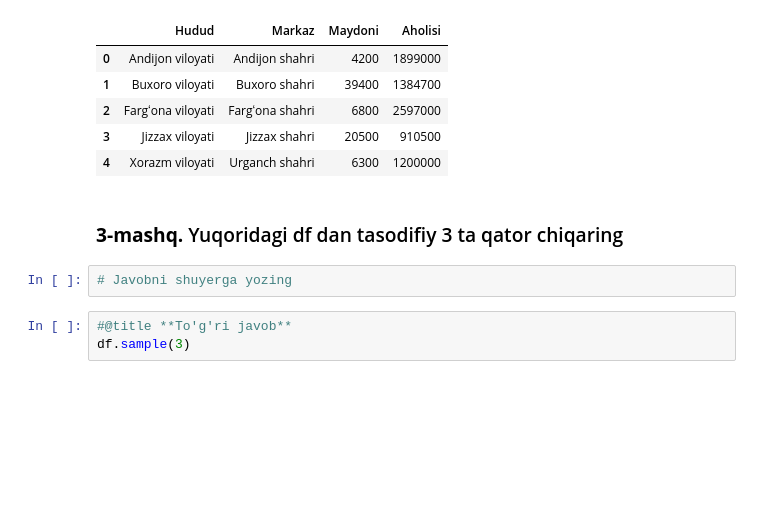
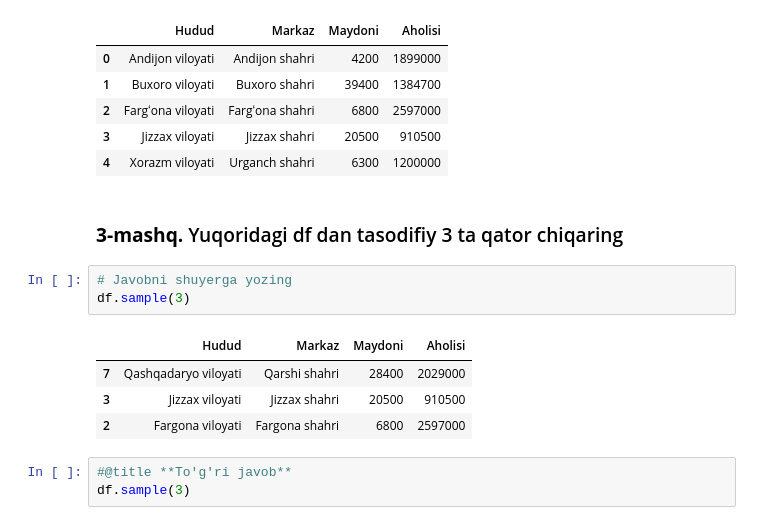
Before and after one commit to bobur-amirov/DataScienceExample, a Jupyter notebook: DS_pandas_2_amaliyot_df.ipynb, the cells around one changed output. Saved outputs shown, nothing was run; the diff lists cells and outputs as text; blank space fills up the shorter version.

```diff
--- a/DS_pandas_2_amaliyot_df.ipynb
+++ b/DS_pandas_2_amaliyot_df.ipynb
@@ -124,6 +217,12 @@ df.head()
 ### **3-mashq.** Yuqoridagi df dan tasodifiy 3 ta qator chiqaring
 # %%
 # Javobni shuyerga yozing
+df.sample(3)
+# %% [output]
+|  | Hudud | Markaz | Maydoni | Aholisi |
+| 7 | Qashqadaryo viloyati | Qarshi shahri | 28400 | 2029000 |
+| 3 | Jizzax viloyati | Jizzax shahri | 20500 | 910500 |
+| 2 | Fargona viloyati | Fargona shahri | 6800 | 2597000 |
 # %%
 #@title **To'g'ri javob**
 df.sample(3)
```
Also changed, not shown: parts of 24 cells of this notebook.
